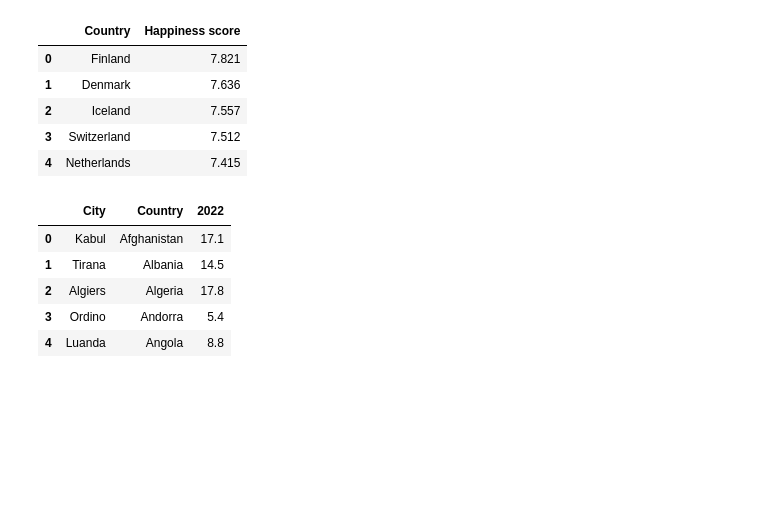
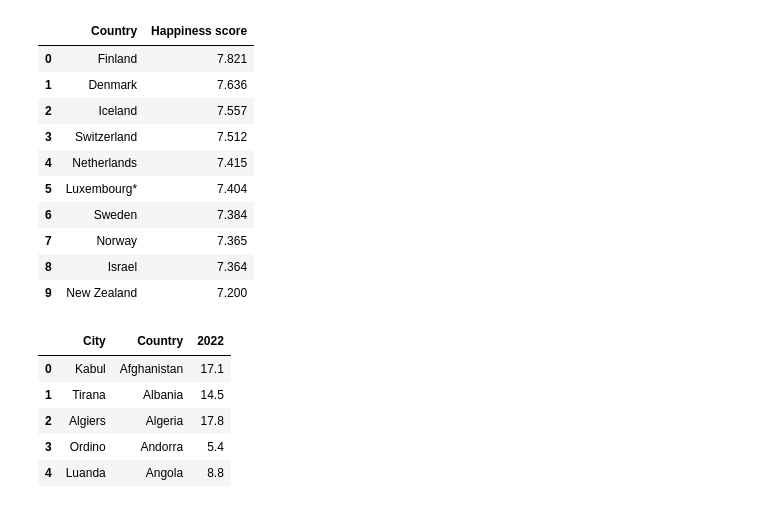
Before and after one commit to MrTyDev/Happiness-and-air-pollution-Research-Project, a Jupyter notebook: research.ipynb, the cells around one changed output. Drawn from its saved outputs; the diff is of its cells as text; code cells hidden in the pictures; blank space fills up the shorter version.

```diff
--- a/research.ipynb
+++ b/research.ipynb
@@ -6,14 +6,19 @@ import csv
 # %%
 df = pd.read_csv('2022.csv')
 df = df.iloc[:, 1:3]
-df.head()
+df.head(10)
 # %% [output]
 |  | Country | Happiness score |
 | 0 | Finland | 7.821 |
 | 1 | Denmark | 7.636 |
 | 2 | Iceland | 7.557 |
 | 3 | Switzerland | 7.512 |
 | 4 | Netherlands | 7.415 |
+| 5 | Luxembourg* | 7.404 |
+| 6 | Sweden | 7.384 |
+| 7 | Norway | 7.365 |
+| 8 | Israel | 7.364 |
+| 9 | New Zealand | 7.200 |
 # %%
 df2 = pd.read_csv('air_pollution.csv')
 df2 = df2.iloc[:, [0,1,7]]
```
Also changed, not shown: parts of 3 cells of this notebook, 2 other files.
